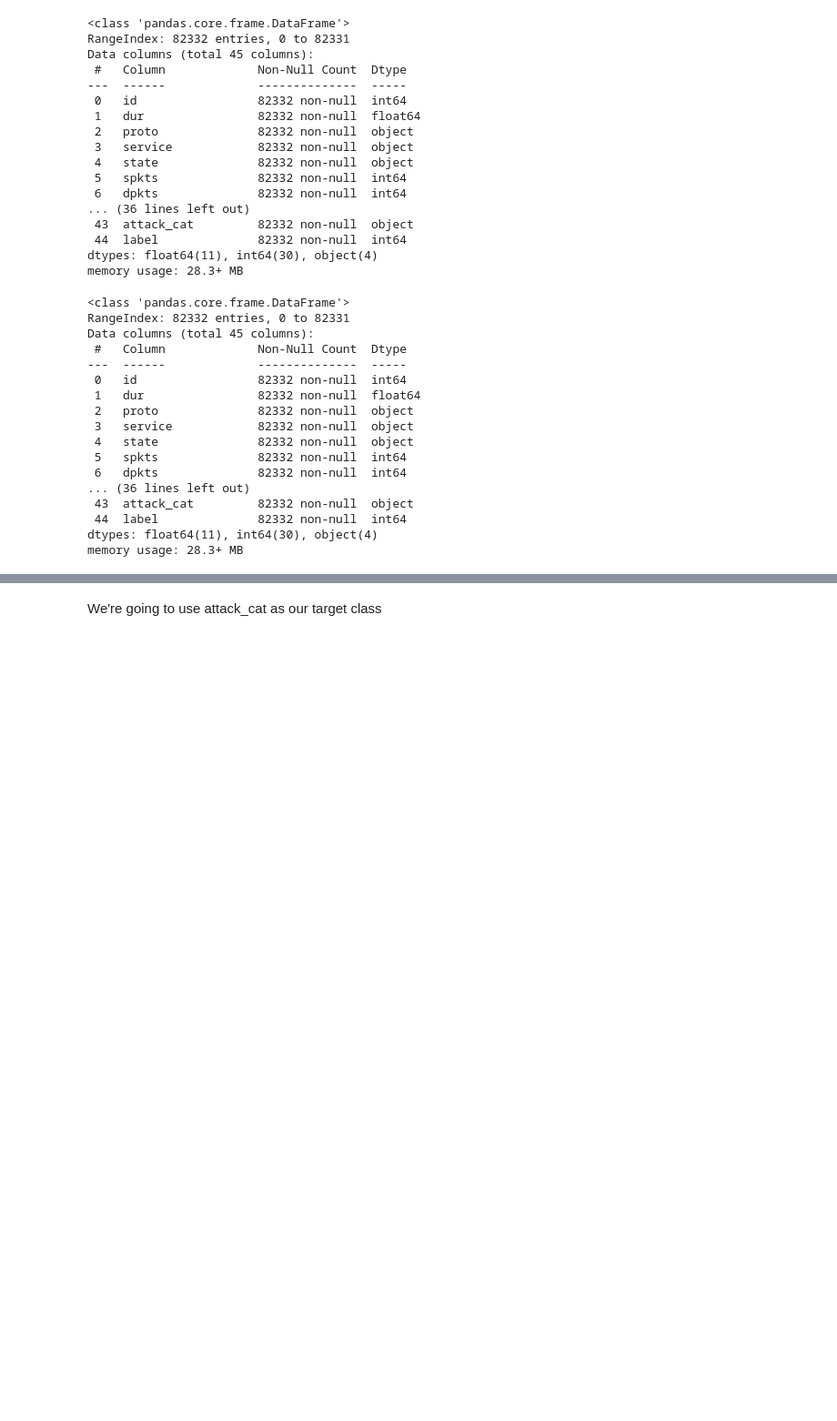
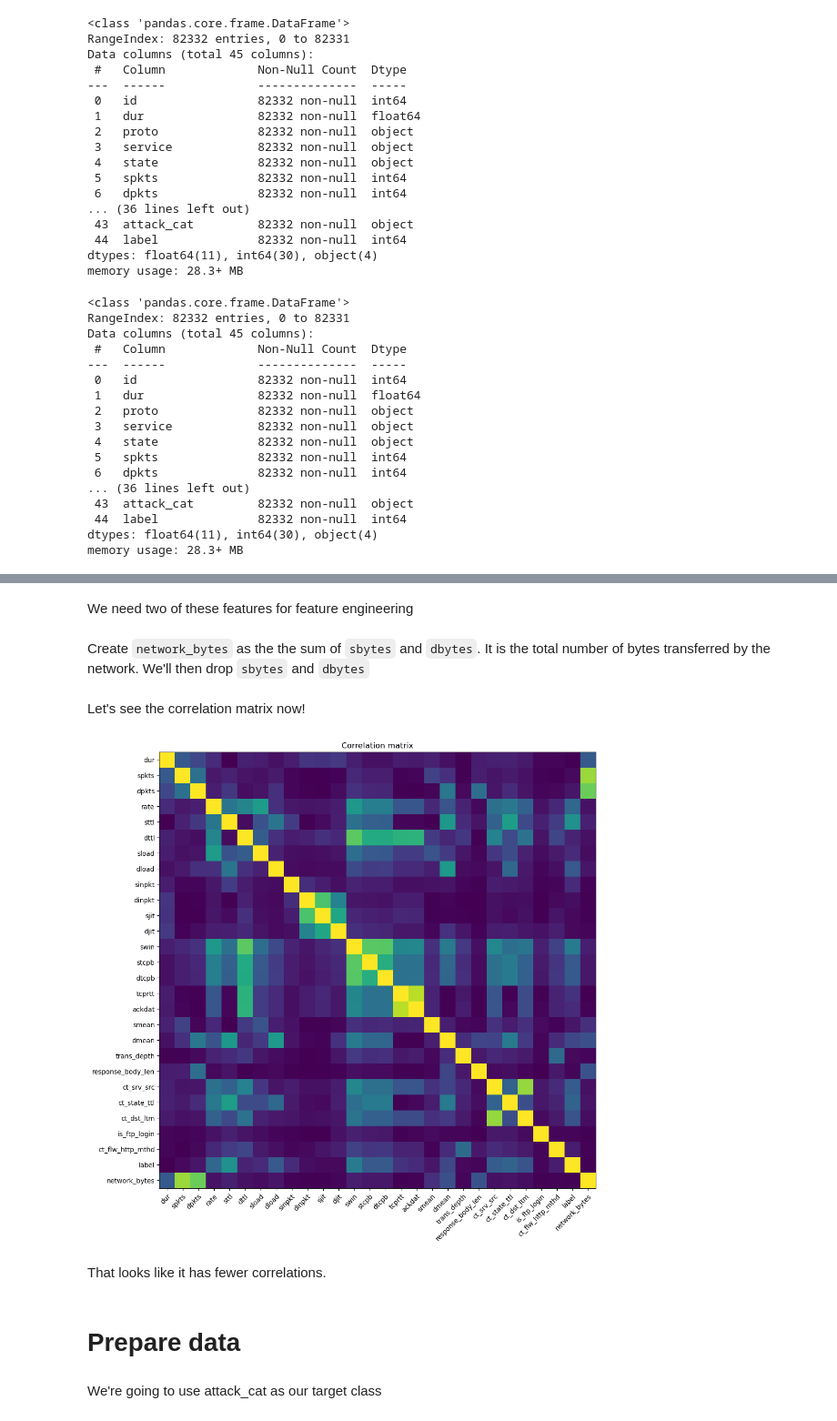
Before and after one commit to fishyfishfish55/cps330, a Jupyter notebook: IDS.ipynb, the cells around one changed output, grey strips where cells are left out. Shown: that part at 91% size. Saved outputs shown, nothing was run; the diff lists cells and outputs as text; code cells hidden in the pictures; blank space fills up the shorter version.

```diff
--- a/IDS.ipynb
+++ b/IDS.ipynb
@@ -215,0 +364,2 @@ train.describe()
+# %%
+train.drop('id', axis=1, inplace=True)
@@ -215,0 +368,11 @@ train.describe()
+# %%
+# Selecting all the features with high correlation values with other features
+corr_matrix = train.select_dtypes(include=np.number)\
+    .corr(method="pearson").abs()
+
+# Select upper triangle of correlation matrix
+upper = corr_matrix.where(np.triu(np.ones(corr_matrix.shape), k=1).astype(bool))
+
+# Find index of feature columns with correlation greater than 0.9
+to_drop = [column for column in upper.columns if any(upper[column] > 0.9)]
+to_drop
@@ -216,3 +393,36 @@ train.describe()
+# %% [markdown]
+We need two of these features for feature engineering
+# %% [markdown]
+Create `network_bytes` as the the sum of `sbytes` and `dbytes`. It is the total number of bytes transferred by the network. We'll then drop `sbytes` and `dbytes`
+# %%
+train['network_bytes'] = train['sbytes'] + train['dbytes']
+# %%
+train.drop(columns=to_drop, inplace=True)
+# %% [markdown]
+Let's see the correlation matrix now!
+# %%
+correlation_matrix = train.select_dtypes(include=np.number).corr(method="pearson").abs()
+labels = list(train.select_dtypes(include=np.number))
+
+fig, ax = plt.subplots(figsize=(12, 12))
+im = ax.imshow(correlation_matrix)
+
+# Show all ticks and label them with the respective list entries
+ax.set_xticks(np.arange(len(labels)), labels=labels)
+ax.set_yticks(np.arange(len(labels)), labels=labels)
+
+# Rotate the tick labels and set their alignment.
+plt.setp(ax.get_xticklabels(), rotation=45, ha="right",
+         rotation_mode="anchor")
+
+ax.set_title("Correlation matrix")
+plt.show()
+# %% [output]
+[figure, added]
+# %% [markdown]
+That looks like it has fewer correlations.
+# %% [markdown]
+# Prepare data
 # %% [markdown]
 We're going to use attack_cat as our target class
 # %%
```
Also changed, not shown: parts of 48 cells of this notebook.
